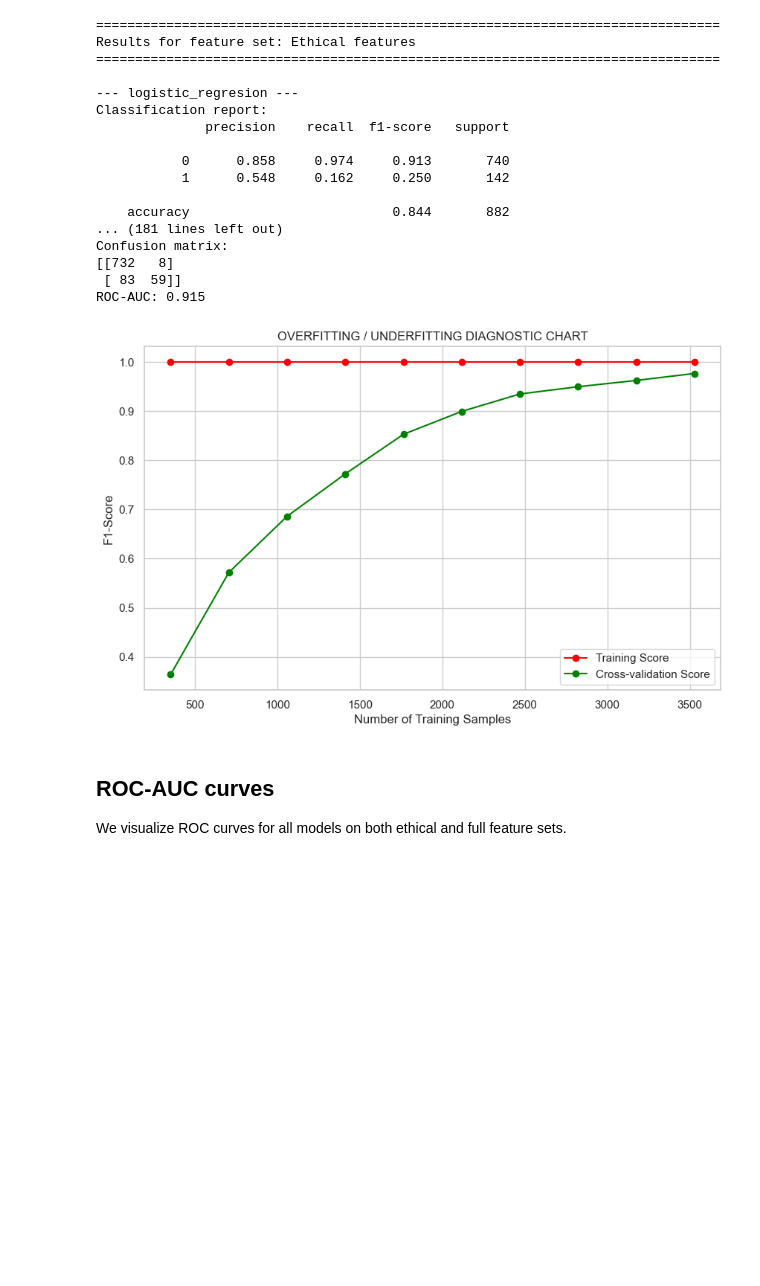
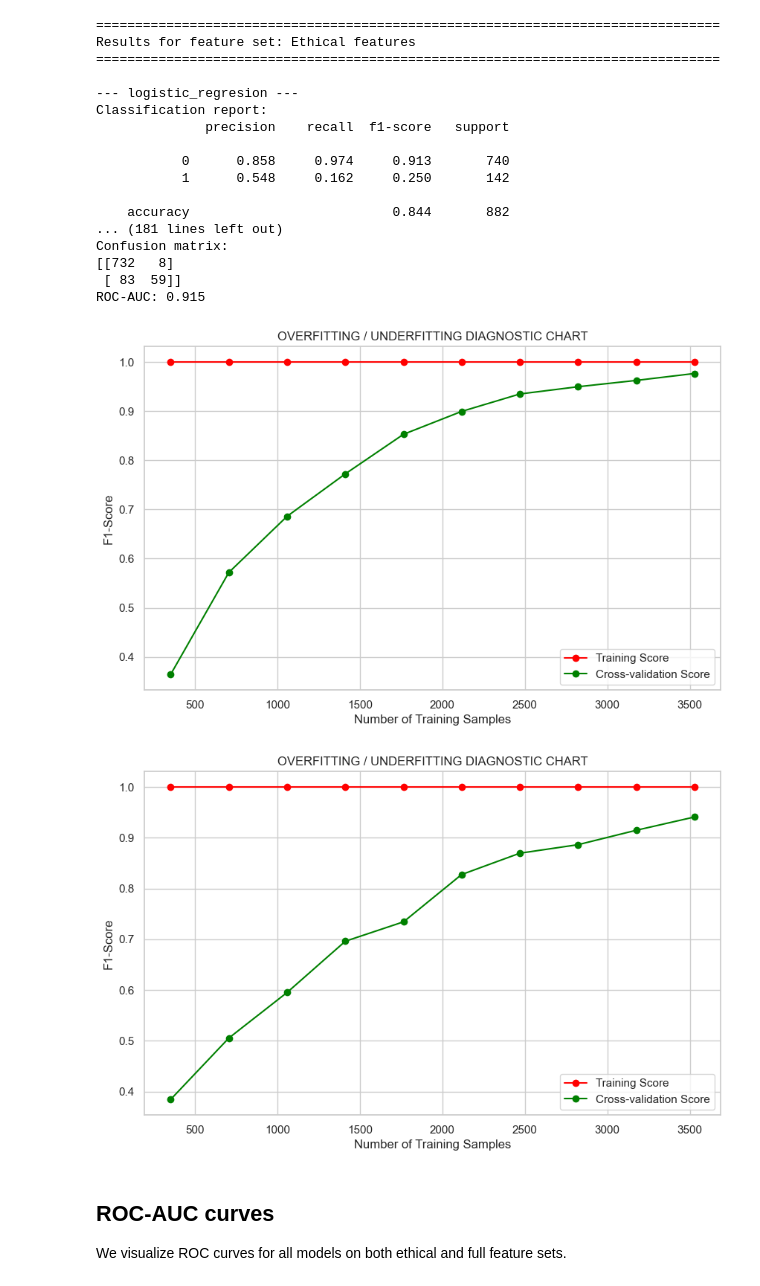
Before and after one commit to Low8/AI-group_5, a Jupyter notebook: project.ipynb, the cells around one changed output. Drawn from its saved outputs; the diff is of its cells as text; code cells hidden in the pictures; blank space fills up the shorter version.

```diff
--- a/project.ipynb
+++ b/project.ipynb
@@ -589,33 +589,63 @@ skf = StratifiedKFold(n_splits=5, shuffle=True, random_state=42)
 # 2. Select the best model (Random Forest is typically the strongest for this project)
 rf_check = RandomForestClassifier(n_estimators=200, random_state=42)
 
 # 3. Calculate Learning Curve
 train_sizes, train_scores, test_scores = learning_curve(
     rf_check, X_ethical, y, cv=skf, scoring='f1', n_jobs=-1,
     train_sizes=np.linspace(0.1, 1.0, 10)
 )
 
 # Calculate mean scores
 train_mean = np.mean(train_scores, axis=1)
 test_mean = np.mean(test_scores, axis=1)
 
 # 4. Plot the Learning Curve
 plt.figure(figsize=(10, 6))
 
 # Plot Training Score (Red)
 plt.plot(train_sizes, train_mean, 'o-', color="red", label="Training Score")
 
 # Plot Cross-Validation Score (Green)
 plt.plot(train_sizes, test_mean, 'o-', color="green", label="Cross-validation Score")
 
 plt.title("OVERFITTING / UNDERFITTING DIAGNOSTIC CHART")
 plt.xlabel("Number of Training Samples")
 plt.ylabel("F1-Score")
 plt.legend(loc="best")
 plt.grid(True)
 plt.show()
+
+dt_check = DecisionTreeClassifier(random_state=42)
+
+# 3. Calculate Learning Curve
+train_sizes, train_scores, test_scores = learning_curve(
+    dt_check, X_ethical, y, cv=skf, scoring='f1', n_jobs=-1,
+    train_sizes=np.linspace(0.1, 1.0, 10)
+)
+
+
+# Calculate mean scores
+train_mean = np.mean(train_scores, axis=1)
+test_mean = np.mean(test_scores, axis=1)
+
+# 4. Plot the Learning Curve
+plt.figure(figsize=(10, 6))
+
+# Plot Training Score (Red)
+plt.plot(train_sizes, train_mean, 'o-', color="red", label="Training Score")
+
+# Plot Cross-Validation Score (Green)
+plt.plot(train_sizes, test_mean, 'o-', color="green", label="Cross-validation Score")
+
+plt.title("OVERFITTING / UNDERFITTING DIAGNOSTIC CHART")
+plt.xlabel("Number of Training Samples")
+plt.ylabel("F1-Score")
+plt.legend(loc="best")
+plt.grid(True)
+plt.show()
 # %% [output]
 [figure]
+[figure, added]
 # %% [markdown]
 ## ROC-AUC curves
 
```
Also changed, not shown: parts of 2 cells of this notebook.
